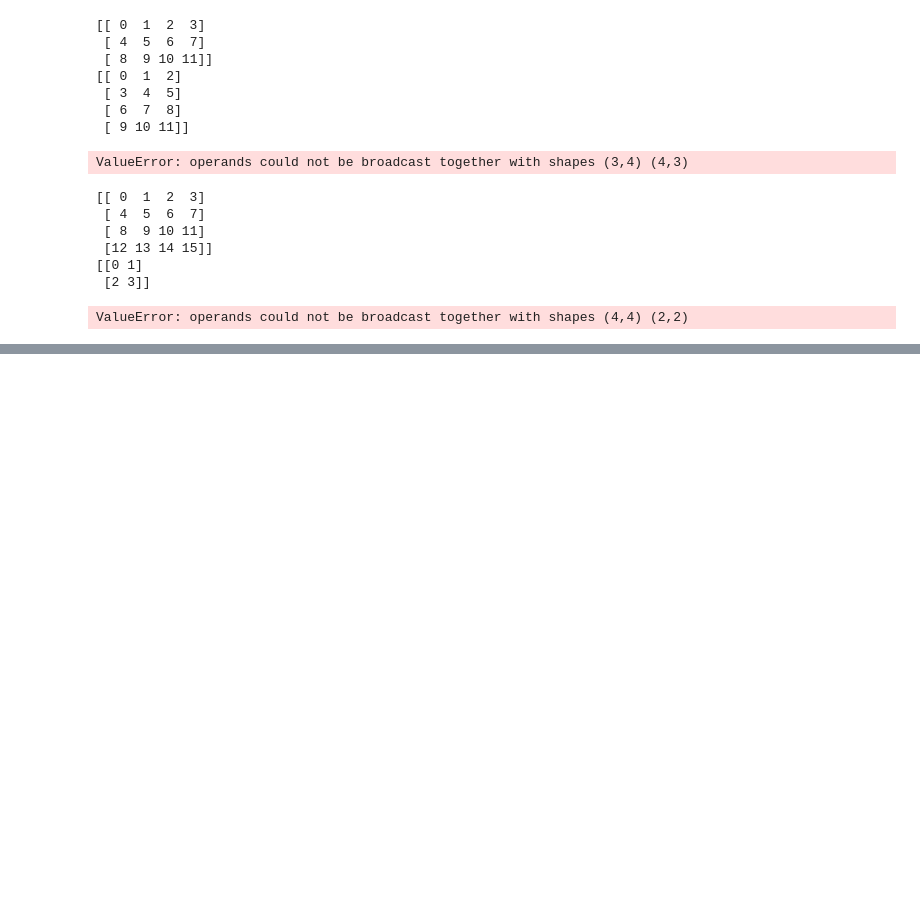
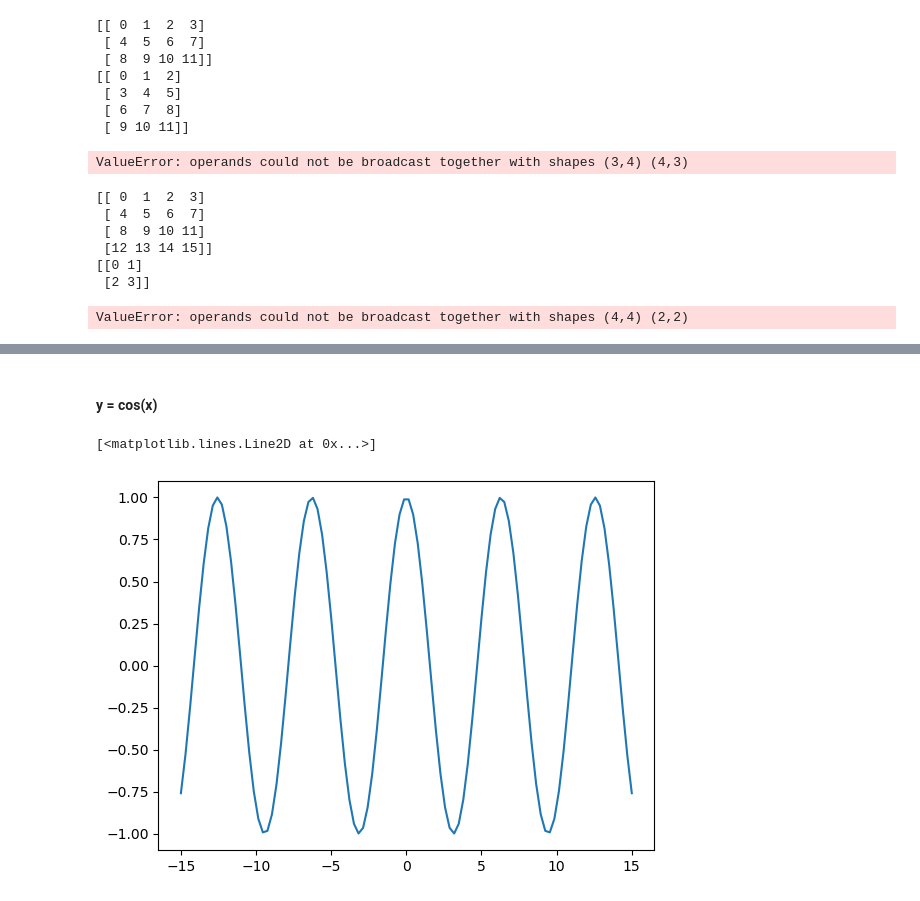
Before and after one commit to HuzaifaAkram42/Numpy, a Jupyter notebook: Numpy_Sessions/Session_02_Advanced_Numpy.ipynb, the cells around one changed output, grey strips where cells are left out. Drawn from its saved outputs; the diff is of its cells as text; code cells hidden in the pictures; blank space fills up the shorter version.

```diff
--- a/Numpy_Sessions/Session_02_Advanced_Numpy.ipynb
+++ b/Numpy_Sessions/Session_02_Advanced_Numpy.ipynb
@@ -288,0 +390,9 @@ ValueError: operands could not be broadcast together with shapes (4,4) (2,2)
+# %% [markdown]
+#### y = cos(x)
+# %%
+x = np.linspace(-15,15,100)
+y = np.cos(x)
+plt.plot(x,y)
+# %% [output]
+[<matplotlib.lines.Line2D at 0x...>]
+[figure, added]
```
Also changed, not shown: parts of 37 cells of this notebook.
